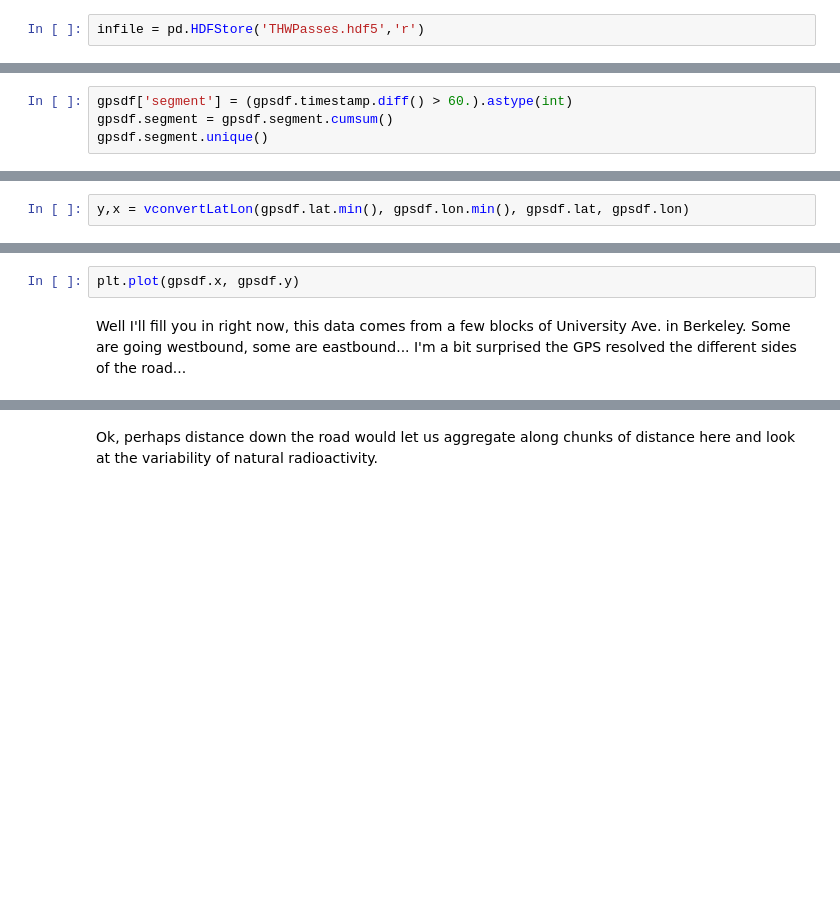
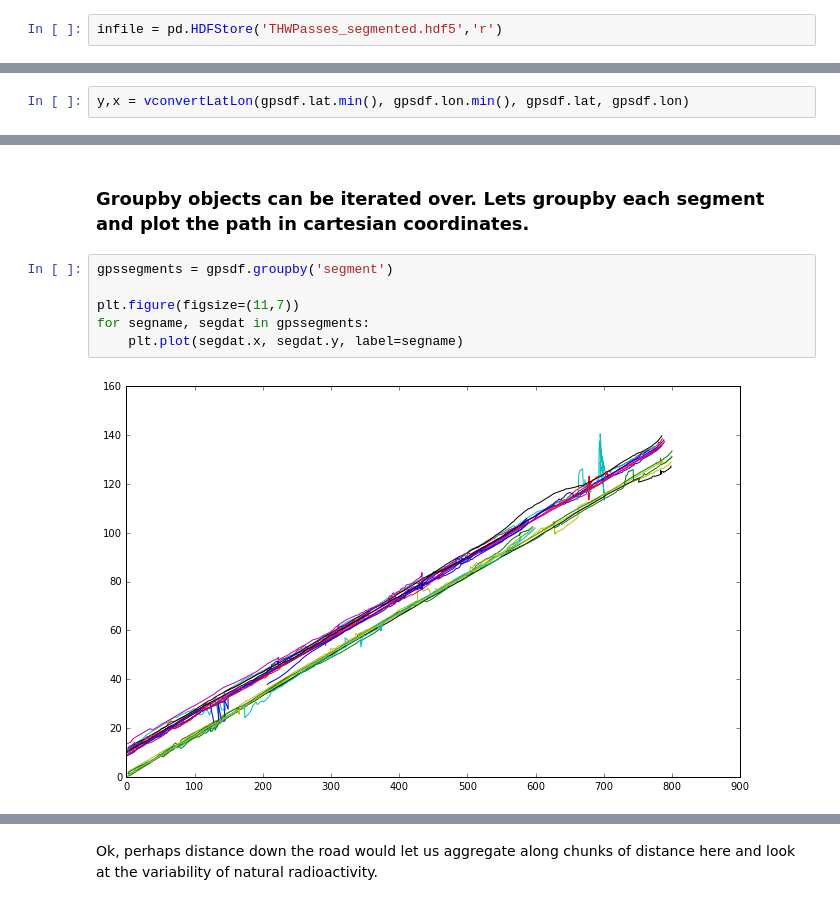
Before and after one commit to thehackerwithin/berkeley, a Jupyter notebook: python_pandas/Sadnap.ipynb, the cells around one changed output, grey strips where cells are left out. Cells and saved outputs as stored; diff of their text form; blank space fills up the shorter version.

```diff
--- a/python_pandas/Sadnap.ipynb
+++ b/python_pandas/Sadnap.ipynb
@@ -284,4 +284,4 @@ Pandas can write objects to loads of different formats.  It can also read them i
 
 Pandas has PyTables integration!  This means that you can drop your Series or DataFrames directly into an HDF5 file (called an HDFStore in Pandas lingo).  Lets open the Store of data we'll use.
 # %%
-infile = pd.HDFStore('THWPasses.hdf5','r')
+infile = pd.HDFStore('THWPasses_segmented.hdf5','r')
@@ -356,4 +365,0 @@ Cool, we've got 22 different segments of data...  Maybe the GPS data will cooper
-# %%
-gpsdf['segment'] = (gpsdf.timestamp.diff() > 60.).astype(int)
-gpsdf.segment = gpsdf.segment.cumsum()
-gpsdf.segment.unique()
@@ -443,4 +425,10 @@ gpsdf.head(10)
-# %%
-plt.plot(gpsdf.x, gpsdf.y)
-# %% [markdown]
-Well I'll fill you in right now, this data comes from a few blocks of University Ave. in Berkeley.  Some are going westbound, some are eastbound...  I'm a bit surprised the GPS resolved the different sides of the road...
+# %% [markdown]
+### Groupby objects can be iterated over.  Lets groupby each segment and plot the path in cartesian coordinates.
+# %%
+gpssegments = gpsdf.groupby('segment')
+
+plt.figure(figsize=(11,7))
+for segname, segdat in gpssegments:
+    plt.plot(segdat.x, segdat.y, label=segname)
+# %% [output]
+[figure, added]
```
Also changed, not shown: parts of 86 cells of this notebook.
